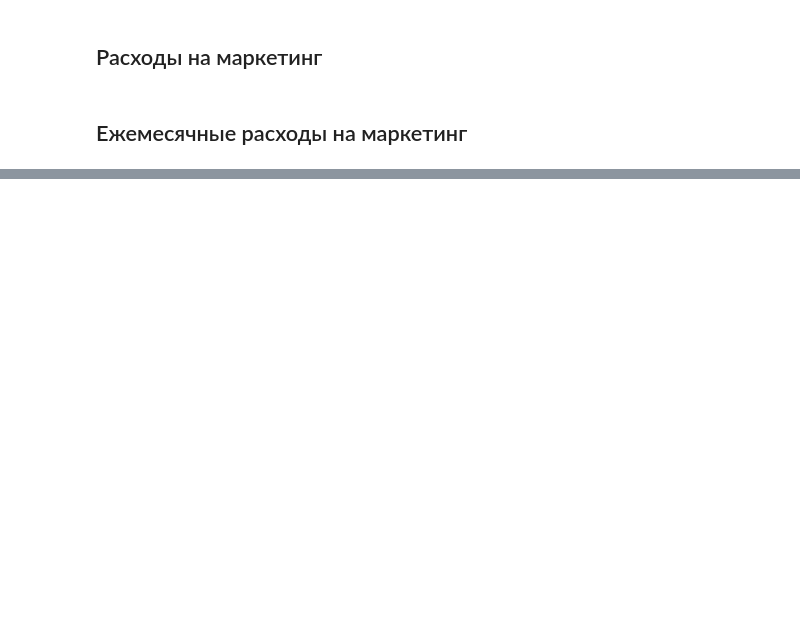
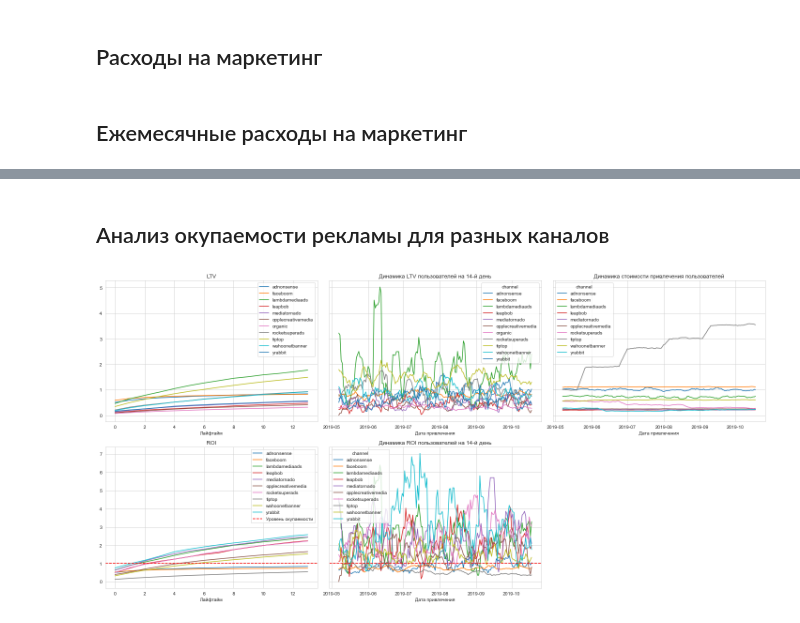
Before and after one commit to parabatareek/DataAnalyst, a Jupyter notebook: Projects/Project 7 - Маркетинговая аналитика/Project 7 - Маркетинговая аналитика.ipynb, the cells around one changed output, grey strips where cells are left out. Saved outputs shown, nothing was run; the diff lists cells and outputs as text; code cells hidden in the pictures; blank space fills up the shorter version.

```diff
--- a/Projects/Project 7 - Маркетинговая аналитика/Project 7 - Маркетинговая аналитика.ipynb
+++ b/Projects/Project 7 - Маркетинговая аналитика/Project 7 - Маркетинговая аналитика.ipynb
@@ -777,0 +899,18 @@ roi_history
+# %% [markdown]
+<a id='payback_channel'></a>
+## Анализ окупаемости рекламы для разных каналов ##
+# %%
+ltv_raw, ltv, ltv_history, roi, roi_history = get_ltv(profiles=users,
+                                                      purchases=data_orders,
+                                                      observation_date=max_date_att.date(),
+                                                      horizon_days=14,
+                                                      dimensions=['channel'])
+# %%
+plot_ltv_roi(ltv=ltv,
+             ltv_history=ltv_history,
+             roi=roi,
+             roi_history=roi_history,
+             horizon=14,
+             window=7)
+# %% [output]
+[figure, added]
```
Also changed, not shown: parts of 48 cells of this notebook, 1 other file.
